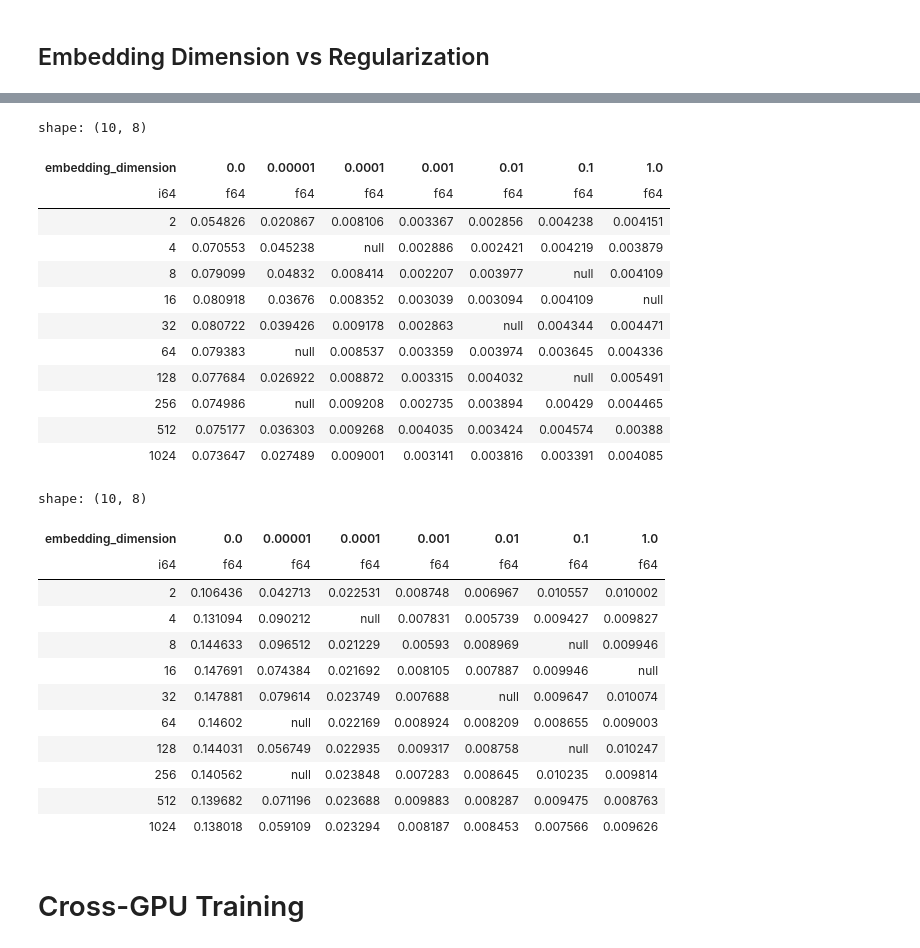
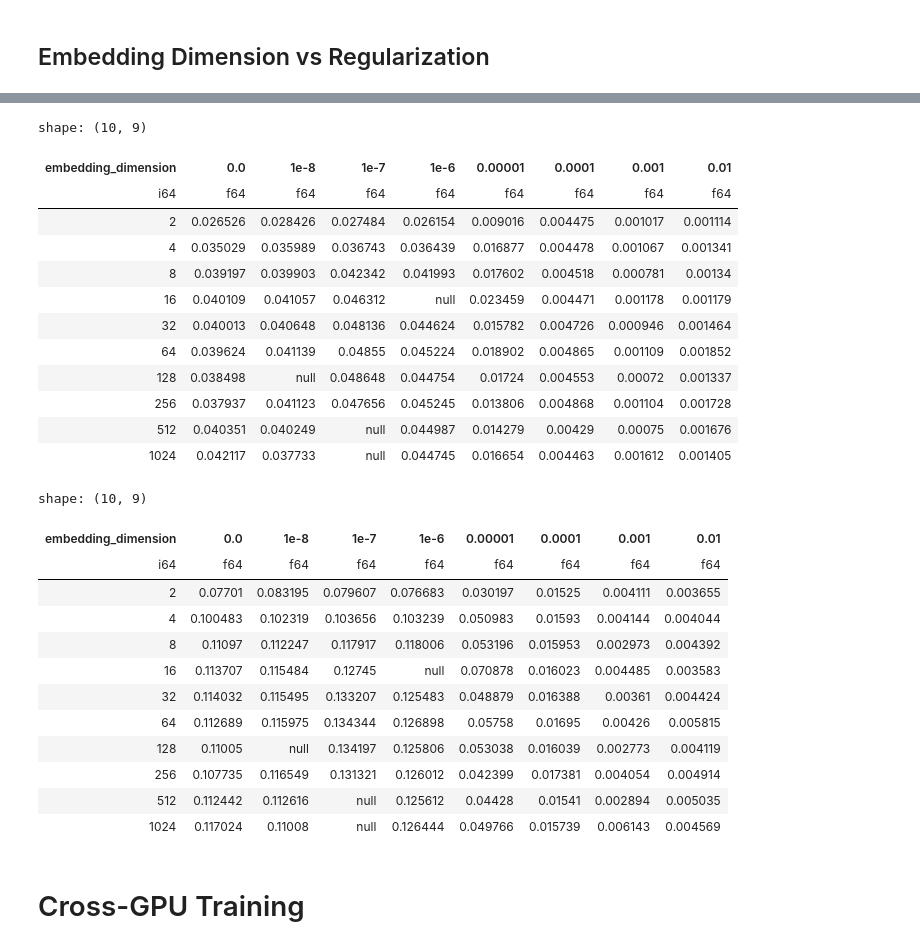
Before and after one commit to chaald/peppermint-matrix, a Jupyter notebook: notebooks/parameter_analysis/matrix_factorization.ipynb, the cells around one changed output, grey strips where cells are left out. Drawn from its saved outputs; the diff is of its cells as text; code cells hidden in the pictures.

```diff
--- a/notebooks/parameter_analysis/matrix_factorization.ipynb
+++ b/notebooks/parameter_analysis/matrix_factorization.ipynb
@@ -160,8 +167,8 @@ experiment_summary = experiment_runs.group_by("embedding_dimension", "l2_regular
     pl.col("best:epoch/epoch").mean(),
     pl.col("best:epoch/test_recall@10").mean(),
     pl.col("best:epoch/test_ndcg@10").mean(),
-    pl.col("best:epoch/test_recall@50").mean(),
-    pl.col("best:epoch/test_ndcg@50").mean(),
+    pl.col("best:epoch/test_recall@20").mean(),
+    pl.col("best:epoch/test_ndcg@20").mean(),
 ).sort("embedding_dimension", "l2_regularization")
 experiment_summary
 # %% [output]
@@ -228,43 +234,43 @@ shape: (10, 8)
 # %%
-experiment_summary[["embedding_dimension", "l2_regularization", "best:epoch/test_recall@50"]].pivot(
-    values=["best:epoch/test_recall@50"],
+experiment_summary[["embedding_dimension", "l2_regularization", "best:epoch/test_recall@20"]].pivot(
+    values=["best:epoch/test_recall@20"],
     index="embedding_dimension",
     columns="l2_regularization"
 )
 # %% [output]
-shape: (10, 8)
+shape: (10, 9)
-| embedding_dimension | 0.0 | 0.00001 | 0.0001 | 0.001 | 0.01 | 0.1 | 1.0 |
-| i64 | f64 | f64 | f64 | f64 | f64 | f64 | f64 |
-| 2 | 0.054826 | 0.020867 | 0.008106 | 0.003367 | 0.002856 | 0.004238 | 0.004151 |
-| 4 | 0.070553 | 0.045238 | null | 0.002886 | 0.002421 | 0.004219 | 0.003879 |
-| 8 | 0.079099 | 0.04832 | 0.008414 | 0.002207 | 0.003977 | null | 0.004109 |
-| 16 | 0.080918 | 0.03676 | 0.008352 | 0.003039 | 0.003094 | 0.004109 | null |
-| 32 | 0.080722 | 0.039426 | 0.009178 | 0.002863 | null | 0.004344 | 0.004471 |
-| 64 | 0.079383 | null | 0.008537 | 0.003359 | 0.003974 | 0.003645 | 0.004336 |
-| 128 | 0.077684 | 0.026922 | 0.008872 | 0.003315 | 0.004032 | null | 0.005491 |
-| 256 | 0.074986 | null | 0.009208 | 0.002735 | 0.003894 | 0.00429 | 0.004465 |
-| 512 | 0.075177 | 0.036303 | 0.009268 | 0.004035 | 0.003424 | 0.004574 | 0.00388 |
-| 1024 | 0.073647 | 0.027489 | 0.009001 | 0.003141 | 0.003816 | 0.003391 | 0.004085 |
+| embedding_dimension | 0.0 | 1e-8 | 1e-7 | 1e-6 | 0.00001 | 0.0001 | 0.001 | 0.01 |
+| i64 | f64 | f64 | f64 | f64 | f64 | f64 | f64 | f64 |
+| 2 | 0.026526 | 0.028426 | 0.027484 | 0.026154 | 0.009016 | 0.004475 | 0.001017 | 0.001114 |
+| 4 | 0.035029 | 0.035989 | 0.036743 | 0.036439 | 0.016877 | 0.004478 | 0.001067 | 0.001341 |
+| 8 | 0.039197 | 0.039903 | 0.042342 | 0.041993 | 0.017602 | 0.004518 | 0.000781 | 0.00134 |
+| 16 | 0.040109 | 0.041057 | 0.046312 | null | 0.023459 | 0.004471 | 0.001178 | 0.001179 |
+| 32 | 0.040013 | 0.040648 | 0.048136 | 0.044624 | 0.015782 | 0.004726 | 0.000946 | 0.001464 |
+| 64 | 0.039624 | 0.041139 | 0.04855 | 0.045224 | 0.018902 | 0.004865 | 0.001109 | 0.001852 |
+| 128 | 0.038498 | null | 0.048648 | 0.044754 | 0.01724 | 0.004553 | 0.00072 | 0.001337 |
+| 256 | 0.037937 | 0.041123 | 0.047656 | 0.045245 | 0.013806 | 0.004868 | 0.001104 | 0.001728 |
+| 512 | 0.040351 | 0.040249 | null | 0.044987 | 0.014279 | 0.00429 | 0.00075 | 0.001676 |
+| 1024 | 0.042117 | 0.037733 | null | 0.044745 | 0.016654 | 0.004463 | 0.001612 | 0.001405 |
 # %%
-experiment_summary[["embedding_dimension", "l2_regularization", "best:epoch/test_ndcg@50"]].pivot(
-    values=["best:epoch/test_ndcg@50"],
+experiment_summary[["embedding_dimension", "l2_regularization", "best:epoch/test_ndcg@20"]].pivot(
+    values=["best:epoch/test_ndcg@20"],
     index="embedding_dimension",
     columns="l2_regularization"
 )
 # %% [output]
-shape: (10, 8)
+shape: (10, 9)
-| embedding_dimension | 0.0 | 0.00001 | 0.0001 | 0.001 | 0.01 | 0.1 | 1.0 |
-| i64 | f64 | f64 | f64 | f64 | f64 | f64 | f64 |
-| 2 | 0.106436 | 0.042713 | 0.022531 | 0.008748 | 0.006967 | 0.010557 | 0.010002 |
-| 4 | 0.131094 | 0.090212 | null | 0.007831 | 0.005739 | 0.009427 | 0.009827 |
-| 8 | 0.144633 | 0.096512 | 0.021229 | 0.00593 | 0.008969 | null | 0.009946 |
-| 16 | 0.147691 | 0.074384 | 0.021692 | 0.008105 | 0.007887 | 0.009946 | null |
-| 32 | 0.147881 | 0.079614 | 0.023749 | 0.007688 | null | 0.009647 | 0.010074 |
-| 64 | 0.14602 | null | 0.022169 | 0.008924 | 0.008209 | 0.008655 | 0.009003 |
-| 128 | 0.144031 | 0.056749 | 0.022935 | 0.009317 | 0.008758 | null | 0.010247 |
-| 256 | 0.140562 | null | 0.023848 | 0.007283 | 0.008645 | 0.010235 | 0.009814 |
-| 512 | 0.139682 | 0.071196 | 0.023688 | 0.009883 | 0.008287 | 0.009475 | 0.008763 |
-| 1024 | 0.138018 | 0.059109 | 0.023294 | 0.008187 | 0.008453 | 0.007566 | 0.009626 |
+| embedding_dimension | 0.0 | 1e-8 | 1e-7 | 1e-6 | 0.00001 | 0.0001 | 0.001 | 0.01 |
+| i64 | f64 | f64 | f64 | f64 | f64 | f64 | f64 | f64 |
+| 2 | 0.07701 | 0.083195 | 0.079607 | 0.076683 | 0.030197 | 0.01525 | 0.004111 | 0.003655 |
+| 4 | 0.100483 | 0.102319 | 0.103656 | 0.103239 | 0.050983 | 0.01593 | 0.004144 | 0.004044 |
+| 8 | 0.11097 | 0.112247 | 0.117917 | 0.118006 | 0.053196 | 0.015953 | 0.002973 | 0.004392 |
+| 16 | 0.113707 | 0.115484 | 0.12745 | null | 0.070878 | 0.016023 | 0.004485 | 0.003583 |
+| 32 | 0.114032 | 0.115495 | 0.133207 | 0.125483 | 0.048879 | 0.016388 | 0.00361 | 0.004424 |
+| 64 | 0.112689 | 0.115975 | 0.134344 | 0.126898 | 0.05758 | 0.01695 | 0.00426 | 0.005815 |
+| 128 | 0.11005 | null | 0.134197 | 0.125806 | 0.053038 | 0.016039 | 0.002773 | 0.004119 |
+| 256 | 0.107735 | 0.116549 | 0.131321 | 0.126012 | 0.042399 | 0.017381 | 0.004054 | 0.004914 |
+| 512 | 0.112442 | 0.112616 | null | 0.125612 | 0.04428 | 0.01541 | 0.002894 | 0.005035 |
+| 1024 | 0.117024 | 0.11008 | null | 0.126444 | 0.049766 | 0.015739 | 0.006143 | 0.004569 |
 # %% [markdown]
 # Cross-GPU Training
 # %%
```
Also changed, not shown: parts of 11 cells of this notebook, 2 other files.
